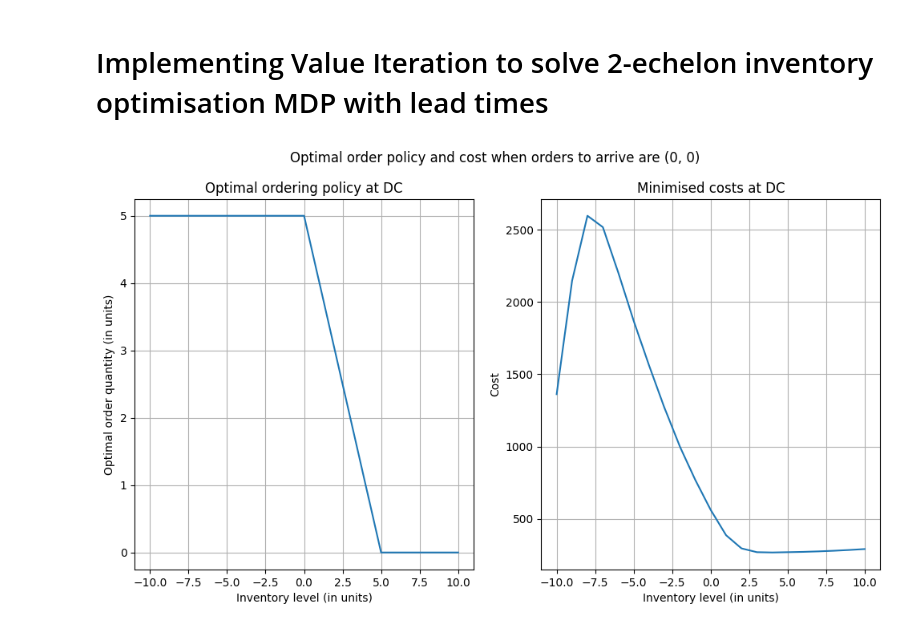
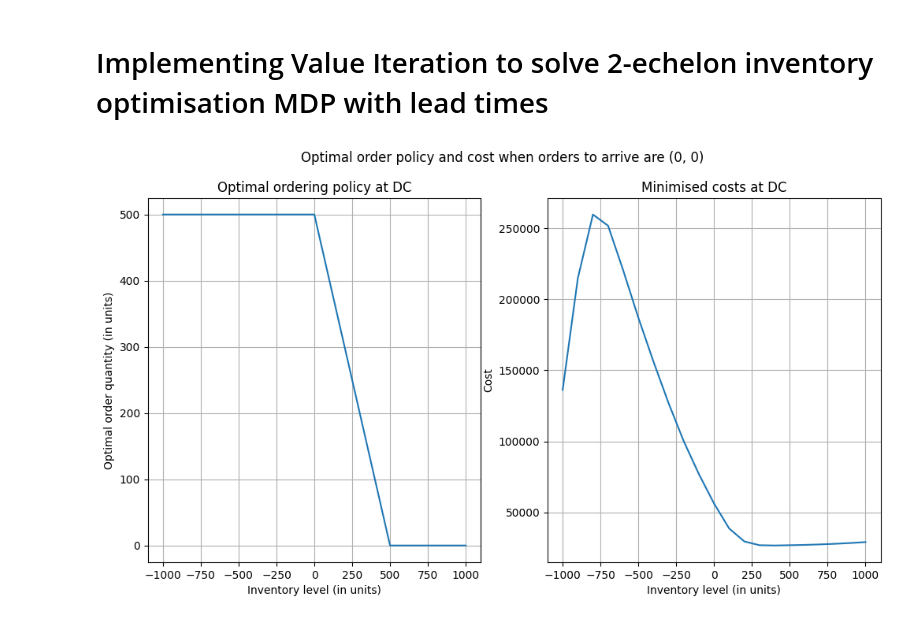
Before and after one commit to turtlesoul25/STOR-i_IM_PhDResearchProposal, a Jupyter notebook: SolveMDP.ipynb, the cells around one changed output. Saved outputs shown, nothing was run; the diff lists cells and outputs as text; code cells hidden in the pictures.

```diff
--- a/SolveMDP.ipynb
+++ b/SolveMDP.ipynb
@@ -112,53 +123,58 @@ def lead_value_update_func(capacity):
 # %%
-capacity = 10
-order_set = set(int(x) for x in np.arange(0, math.ceil(capacity/2)+1, 1))        # set of possible order quantities
-inventory_set = set(int(x) for x in np.arange(-capacity, capacity + 1, 1))       # set of possible inventory levels
-lead_time = 2                                                                     # lead time
+capacity = 1000
+order_set = set(int(x) for x in np.arange(0, math.ceil(capacity/2)+1, 100))        # set of possible order quantities
+inventory_set = set(int(x) for x in np.arange(-capacity, capacity + 1, 100))       # set of possible inventory levels
+lead_time = 2                                                                      # lead time
 
+# State space and action space
 S = set((inv, *arriving_order) for inv in inventory_set for arriving_order in itertools.product(order_set, repeat=lead_time))
 A = order_set
-demand_dist = {0: 0.2, 1: 0.6, 2: 0.2}
-ch = 1
-cb = 100
-cs = 0
-P = create_lead_P(demand_dist)
-R = create_lead_R(demand_dist, ch, cb, cs)
-V_init = dict([(s, 0) for s in S])    # initial cost is 0 for all states
-gamma=1
+demand_dist = {0: 0.2, 100: 0.6, 200: 0.2}   # demand distribution
+ch = 1                                       # holding cost
+cb = 100                                     # backlog cost
+cs = 0                                       # shipping/ordering costs
+P = create_lead_P(demand_dist)               # transition probability function
+R = create_lead_R(demand_dist, ch, cb, cs)   # cost function
+V_init = dict([(s, 0) for s in S])           # initial cost is 0 for all states
+gamma=0.999                                  # discount factor
 bellman_eq_lead = lead_value_update_func(capacity)
 
-lead_results= value_iteration(S=S, A=A, P=P, R=R, gamma=0.999, max_iterations=100,
+# Run and store results from value iteration
+lead_results= value_iteration(S=S, A=A, P=P, R=R, gamma=gamma, max_iterations=100,
                           bellman_eq=bellman_eq_lead, V_init=V_init, theta=1e-7)
-
 lead_optimal_policy = lead_results["optimal_policy"]
 lead_cost_function = lead_results["value_function"]
 # %%
-possible_lead_orders = set(itertools.product(order_set, repeat=lead_time))
+# possible_lead_orders = set(itertools.product(order_set, repeat=lead_time))
 
-
+# Function to plot cost or policy vs inventory level given a possible combination of orders are due to arrive
 def plot_per_lead_order(optimal_policy, cost_function, possible_lead_order):
     # If inventory level = x_t + q_{t-L}
     # eligible_keys = [key for key in sorted(optimal_policy) if key[1:-1] == possible_lead_order]
     # inv_levels = [key[0]+key[-1] for key in eligible_keys]
     # opt_policy = [optimal_policy[key] for key in eligible_keys]
     # opt_cost = [cost_function[key] for key in eligible_keys]
 
     # If inventory level = x_t
     eligible_keys = [key for key in sorted(optimal_policy) if key[1:] == possible_lead_order]
     inv_levels = [key[0] for key in eligible_keys]
     opt_policy = [optimal_policy[key] for key in eligible_keys]
     opt_cost = [cost_function[key] for key in eligible_keys]
 
     fig, ax = plt.subplots(1,2, figsize=(12,6))
+
+    # Plot optimal policy vs inventory position
     ax[0].plot(inv_levels, opt_policy)
     ax[0].set(title = "Optimal ordering policy at DC", xlabel="Inventory level (in units)", ylabel="Optimal order quantity (in units)")
     ax[0].grid()
+
+    # Plot cost vs inventory position
     ax[1].plot(inv_levels, opt_cost)
     ax[1].set(title = "Minimised costs at DC", xlabel="Inventory level (in units)", ylabel="Cost")
     ax[1].grid()
     plt.suptitle(f"Optimal order policy and cost when orders to arrive are {possible_lead_order}")
     plt.show()
 
 plot_per_lead_order(lead_optimal_policy, lead_cost_function, (0,0))
 # %% [output]
-[figure, old version]
+[figure, new version]
```
Also changed, not shown: parts of 21 cells of this notebook.
